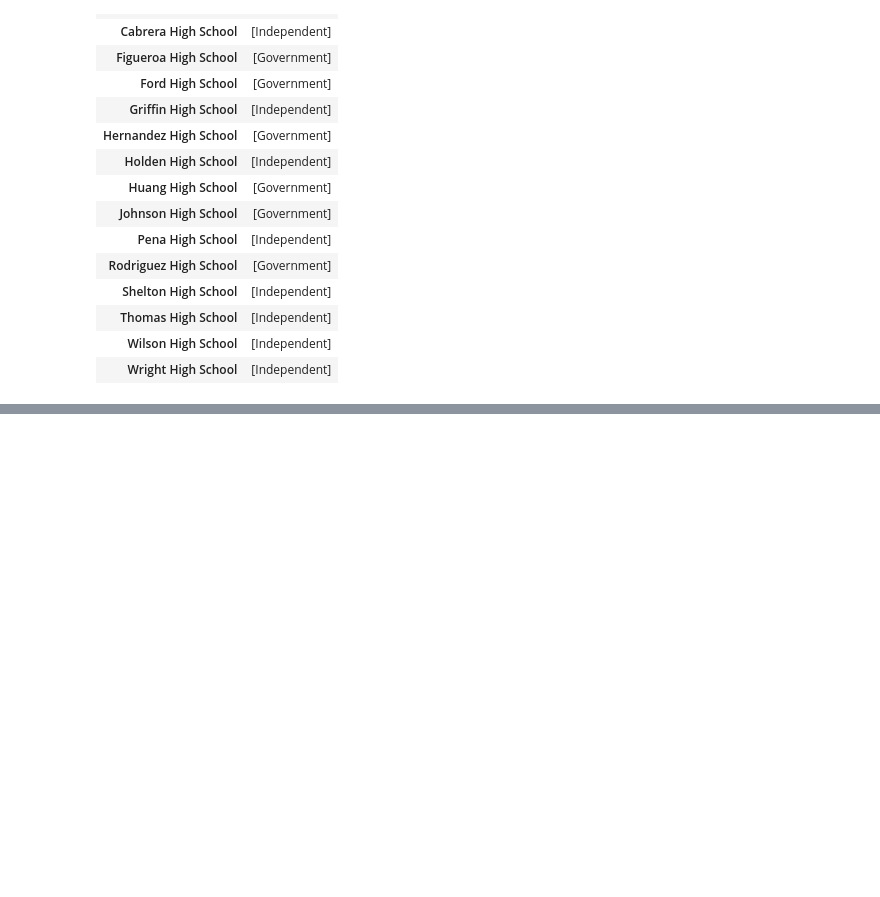
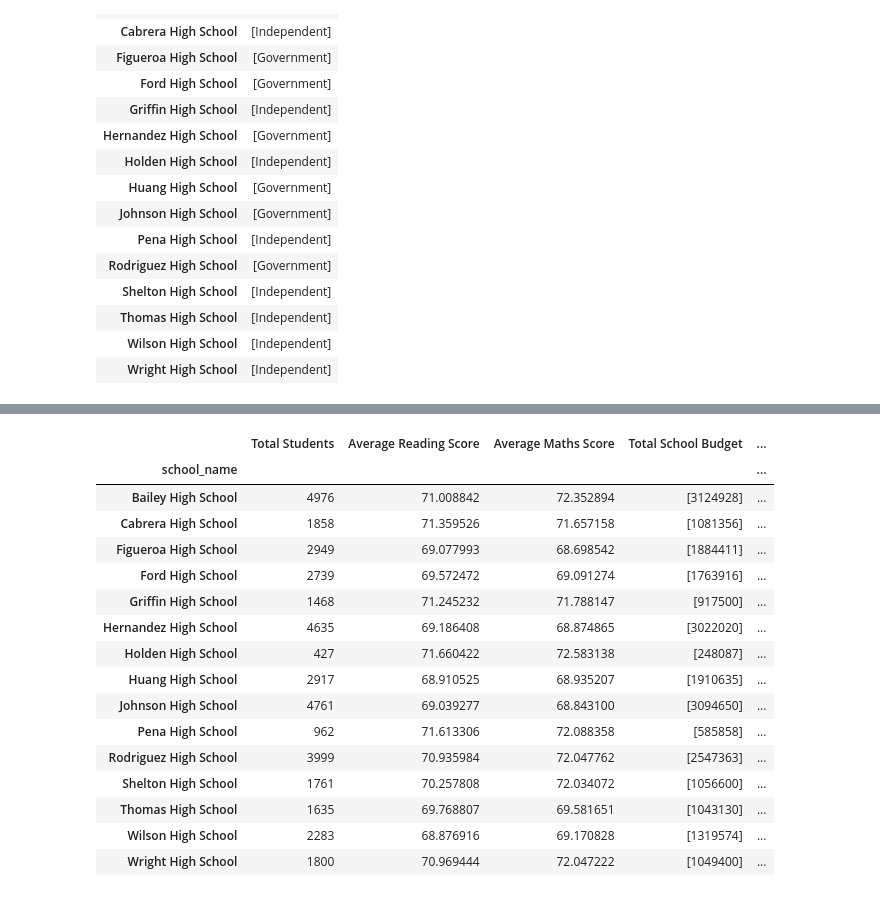
Before and after one commit to shanCH3n/pandas-challenge, a Jupyter notebook: PyCitySchools_MAIN.ipynb, the cells around one changed output, grey strips where cells are left out. Saved outputs shown, nothing was run; the diff lists cells and outputs as text; code cells hidden in the pictures; blank space fills up the shorter version.

```diff
--- a/PyCitySchools_MAIN.ipynb
+++ b/PyCitySchools_MAIN.ipynb
@@ -340,7 +373,7 @@ schools_grp_budget
 # %%
 #Calculate Per Student Budget for each school
 
-per_student_budget = pd.DataFrame(schools_grp_budget["budget"]/schools_grp_size["size"])
+per_student_budget = pd.DataFrame(schools_grp_budget["Total School Budget"]/schools_grp_size["size"])
 per_student_budget
 # %% [output]
 |  | 0 |
@@ -360,3 +393,6 @@ per_student_budget
 | Thomas High School | [638.0] |
 | Wilson High School | [578.0] |
 | Wright High School | [583.0] |
+# %%
+per_student_budget = per_student_budget.rename(columns={0:"Per Student Budget"})
+per_student_budget
@@ -362,0 +417,8 @@ per_student_budget
+# %%
+#Merge schools_grp_size and ave_subjectscores_by_school
+## Create first summary with School Type, Total Students,
+##Total School Budget, Per Student Budget, Average Maths, Average Reading
+### Renaming of variables to occur later before final merge
+
+first_summary = pd.merge(first_summary,per_student_budget,on="school_name")
+first_summary.head()
@@ -381,3 +451,10 @@ type_by_school
 | Thomas High School | [Independent] |
 | Wilson High School | [Independent] |
 | Wright High School | [Independent] |
+# %%
+#Merge schools_grp_size and ave_subjectscores_by_school
+## Create first summary with School Type, Total Students,
+##Total School Budget, Per Student Budget, Average Maths, Average Reading
+
+first_summary = pd.merge(first_summary,type_by_school,on="school_name")
+first_summary.head()
@@ -384,3 +469,27 @@ type_by_school
+# %%
+## Create first summary with School Type, Total Students,
+##Total School Budget, Per Student Budget, Average Maths, Average Reading
+first_summary = first_summary.rename(columns={"size":"Total Students","reading_score":"Average Reading Score",
+                                              "maths_score":"Average Maths Score","type":"School Type"})
+first_summary
+# %% [output]
+|  | Total Students | Average Reading Score | Average Maths Score | Total School Budget | ... |
+| school_name |  |  |  |  | ... |
+| Bailey High School | 4976 | 71.008842 | 72.352894 | [3124928] | ... |
+| Cabrera High School | 1858 | 71.359526 | 71.657158 | [1081356] | ... |
+| Figueroa High School | 2949 | 69.077993 | 68.698542 | [1884411] | ... |
+| Ford High School | 2739 | 69.572472 | 69.091274 | [1763916] | ... |
+| Griffin High School | 1468 | 71.245232 | 71.788147 | [917500] | ... |
+| Hernandez High School | 4635 | 69.186408 | 68.874865 | [3022020] | ... |
+| Holden High School | 427 | 71.660422 | 72.583138 | [248087] | ... |
+| Huang High School | 2917 | 68.910525 | 68.935207 | [1910635] | ... |
+| Johnson High School | 4761 | 69.039277 | 68.843100 | [3094650] | ... |
+| Pena High School | 962 | 71.613306 | 72.088358 | [585858] | ... |
+| Rodriguez High School | 3999 | 70.935984 | 72.047762 | [2547363] | ... |
+| Shelton High School | 1761 | 70.257808 | 72.034072 | [1056600] | ... |
+| Thomas High School | 1635 | 69.768807 | 69.581651 | [1043130] | ... |
+| Wilson High School | 2283 | 68.876916 | 69.170828 | [1319574] | ... |
+| Wright High School | 1800 | 70.969444 | 72.047222 | [1049400] | ... |
 # %%
 #Filter to only students that passed Maths
 passmath = school_data_complete[school_data_complete['maths_score'] >= 50]
```
Also changed, not shown: parts of 13 cells of this notebook.
